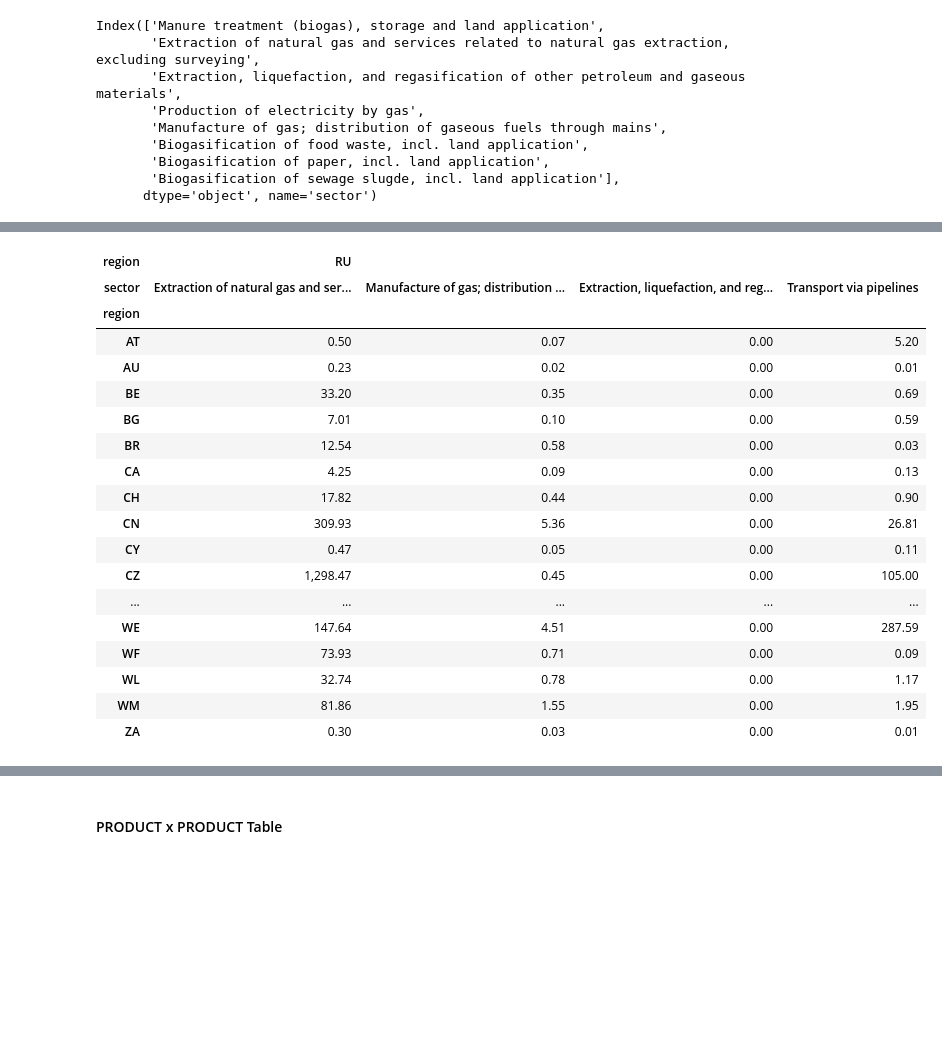
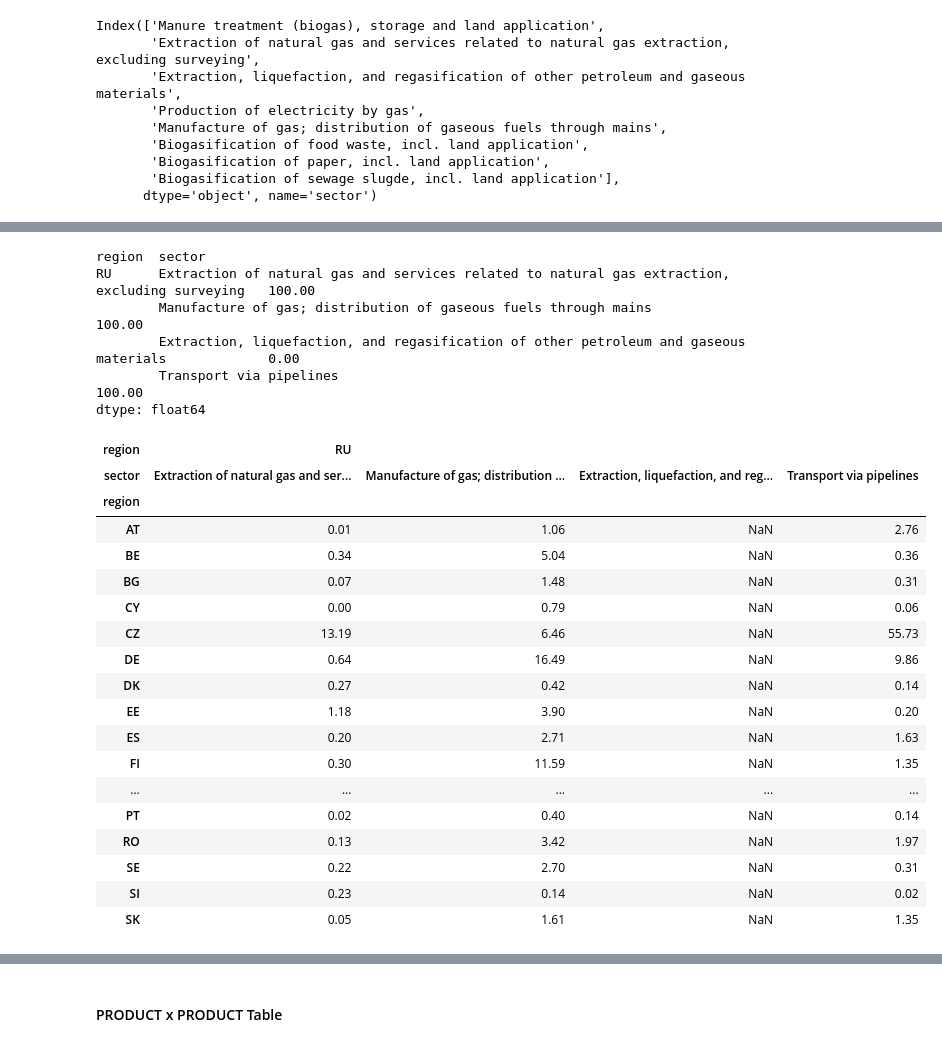
Before and after one commit to adrien-perello/EEIOA, a Jupyter notebook: notebooks/IGA.ipynb, the cells around one changed output, grey strips where cells are left out. Drawn from its saved outputs; the diff is of its cells as text; code cells hidden in the pictures; blank space fills up the shorter version.

```diff
--- a/notebooks/IGA.ipynb
+++ b/notebooks/IGA.ipynb
@@ -75,3 +75,6 @@ nat_gas = [
 
 EU27_nat_gas = pd.MultiIndex.from_product(iterables=[EU27, nat_gas])
 RU_nat_gas = pd.MultiIndex.from_product(iterables=[RU, nat_gas])
+# %%
+total_EU_imports_Z = Z.loc[RU_nat_gas, EU27].sum(axis=1)
+total_EU_imports_Z
@@ -78,23 +88,34 @@ RU_nat_gas = pd.MultiIndex.from_product(iterables=[RU, nat_gas])
 # %%
 # How much does each EU country relies on DIRECT RU gas sectors (INTER INDUSTRY)
-Z.loc[RU_nat_gas].groupby(level=0, axis=1).sum().T
+res = Z.loc[RU_nat_gas, EU27].groupby(level=0, axis=1).sum()
+
+# expressed in percentage of total EU imports
+res = res.divide(total_EU_imports_Z, axis=0).T * 100
+print(res.sum())
+res
 # %% [output]
+region  sector
+RU      Extraction of natural gas and services related to natural gas extraction, excluding surveying   100.00
+        Manufacture of gas; distribution of gaseous fuels through mains                                 100.00
+        Extraction, liquefaction, and regasification of other petroleum and gaseous materials             0.00
+        Transport via pipelines                                                                         100.00
+dtype: float64
 | region | RU |  |  |  |
 | sector | Extraction of natural gas and ser... | Manufacture of gas; distribution ... | Extraction, liquefaction, and reg... | Transport via pipelines |
 | region |  |  |  |  |
-| AT | 0.50 | 0.07 | 0.00 | 5.20 |
-| AU | 0.23 | 0.02 | 0.00 | 0.01 |
-| BE | 33.20 | 0.35 | 0.00 | 0.69 |
-| BG | 7.01 | 0.10 | 0.00 | 0.59 |
-| BR | 12.54 | 0.58 | 0.00 | 0.03 |
-| CA | 4.25 | 0.09 | 0.00 | 0.13 |
-| CH | 17.82 | 0.44 | 0.00 | 0.90 |
-| CN | 309.93 | 5.36 | 0.00 | 26.81 |
-| CY | 0.47 | 0.05 | 0.00 | 0.11 |
-| CZ | 1,298.47 | 0.45 | 0.00 | 105.00 |
+| AT | 0.01 | 1.06 | NaN | 2.76 |
+| BE | 0.34 | 5.04 | NaN | 0.36 |
+| BG | 0.07 | 1.48 | NaN | 0.31 |
+| CY | 0.00 | 0.79 | NaN | 0.06 |
+| CZ | 13.19 | 6.46 | NaN | 55.73 |
+| DE | 0.64 | 16.49 | NaN | 9.86 |
+| DK | 0.27 | 0.42 | NaN | 0.14 |
+| EE | 1.18 | 3.90 | NaN | 0.20 |
+| ES | 0.20 | 2.71 | NaN | 1.63 |
+| FI | 0.30 | 11.59 | NaN | 1.35 |
 | ... | ... | ... | ... | ... |
-| WE | 147.64 | 4.51 | 0.00 | 287.59 |
-| WF | 73.93 | 0.71 | 0.00 | 0.09 |
-| WL | 32.74 | 0.78 | 0.00 | 1.17 |
-| WM | 81.86 | 1.55 | 0.00 | 1.95 |
-| ZA | 0.30 | 0.03 | 0.00 | 0.01 |
+| PT | 0.02 | 0.40 | NaN | 0.14 |
+| RO | 0.13 | 3.42 | NaN | 1.97 |
+| SE | 0.22 | 2.70 | NaN | 0.31 |
+| SI | 0.23 | 0.14 | NaN | 0.02 |
+| SK | 0.05 | 1.61 | NaN | 1.35 |
```
Also changed, not shown: parts of 12 cells of this notebook.
